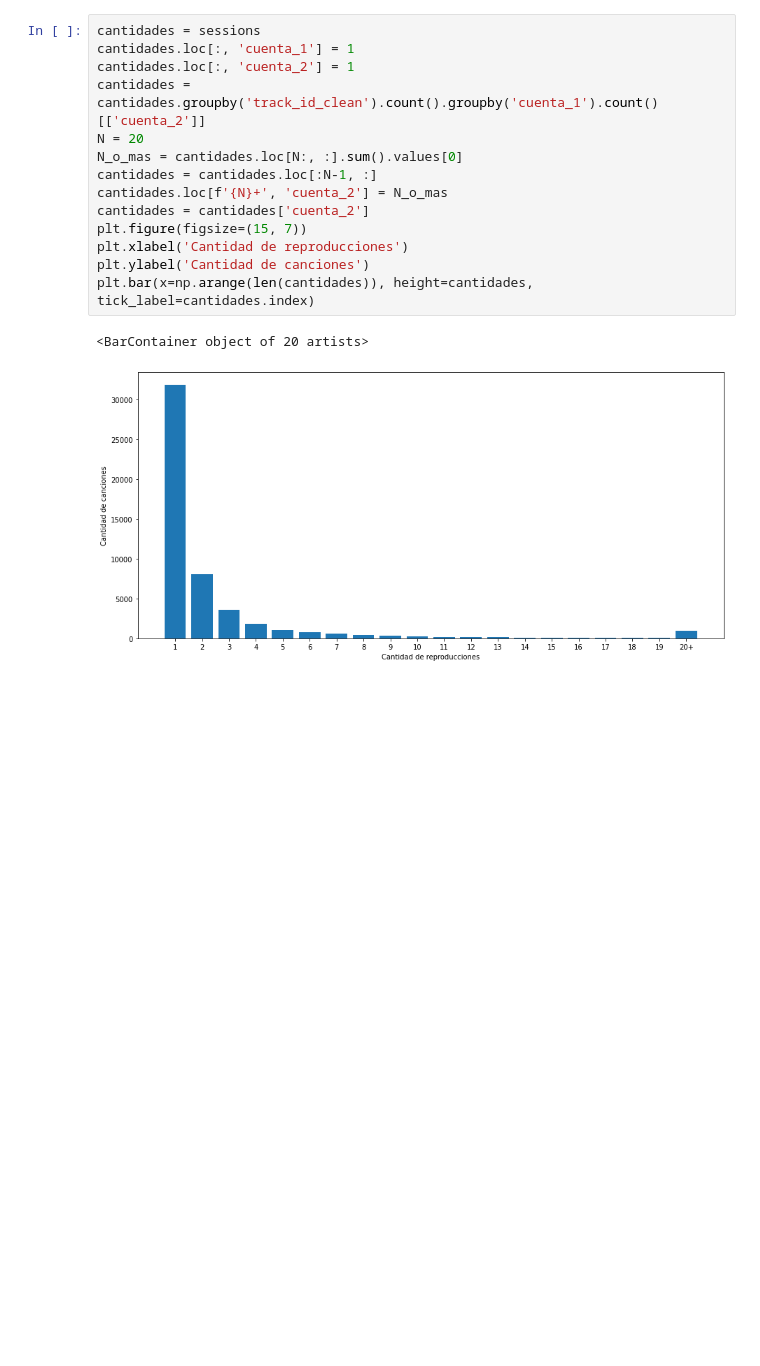
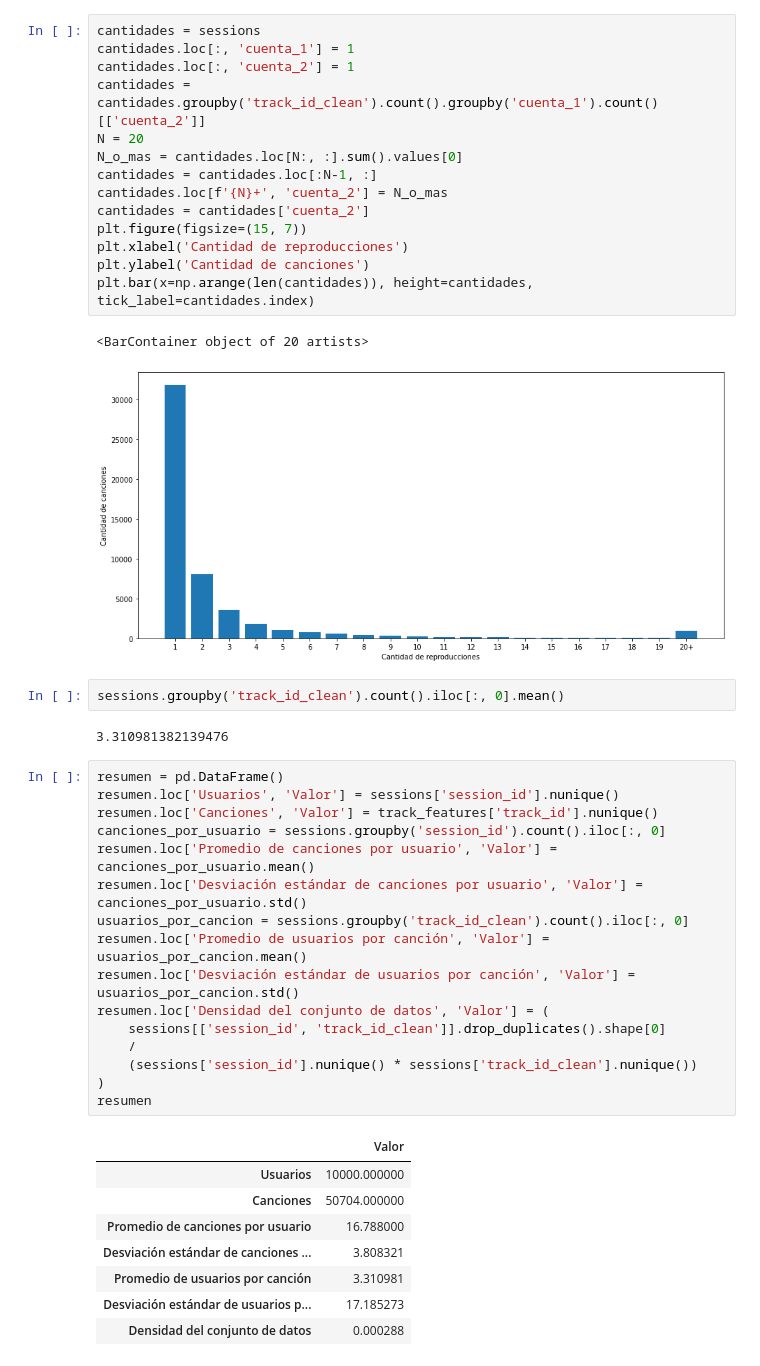
Before and after one commit to sebac820/recsys-grupo-15, a Jupyter notebook: analisis_exploratorio.ipynb, the cells around one changed output. Saved outputs shown, nothing was run; the diff lists cells and outputs as text; blank space fills up the shorter version.

Commit message:
resumen analisis exploratorio

```diff
--- a/proyecto.ipynb
+++ b/analisis_exploratorio.ipynb
@@ -120,3 +130,32 @@ plt.bar(x=np.arange(len(cantidades)), height=cantidades, tick_label=cantidades.i
 # %% [output]
 <BarContainer object of 20 artists>
 [figure]
+# %%
+sessions.groupby('track_id_clean').count().iloc[:, 0].mean()
+# %% [output]
+3.310981382139476
+# %%
+resumen = pd.DataFrame()
+resumen.loc['Usuarios', 'Valor'] = sessions['session_id'].nunique()
+resumen.loc['Canciones', 'Valor'] = track_features['track_id'].nunique()
+canciones_por_usuario = sessions.groupby('session_id').count().iloc[:, 0]
+resumen.loc['Promedio de canciones por usuario', 'Valor'] = canciones_por_usuario.mean()
+resumen.loc['Desviación estándar de canciones por usuario', 'Valor'] = canciones_por_usuario.std()
+usuarios_por_cancion = sessions.groupby('track_id_clean').count().iloc[:, 0]
+resumen.loc['Promedio de usuarios por canción', 'Valor'] = usuarios_por_cancion.mean()
+resumen.loc['Desviación estándar de usuarios por canción', 'Valor'] = usuarios_por_cancion.std()
+resumen.loc['Densidad del conjunto de datos', 'Valor'] = (
+    sessions[['session_id', 'track_id_clean']].drop_duplicates().shape[0]
+    /
+    (sessions['session_id'].nunique() * sessions['track_id_clean'].nunique())
+)
+resumen
+# %% [output]
+|  | Valor |
+| Usuarios | 10000.000000 |
+| Canciones | 50704.000000 |
+| Promedio de canciones por usuario | 16.788000 |
+| Desviación estándar de canciones ... | 3.808321 |
+| Promedio de usuarios por canción | 3.310981 |
+| Desviación estándar de usuarios p... | 17.185273 |
+| Densidad del conjunto de datos | 0.000288 |
```
Also changed, not shown: parts of 5 cells of this notebook.
